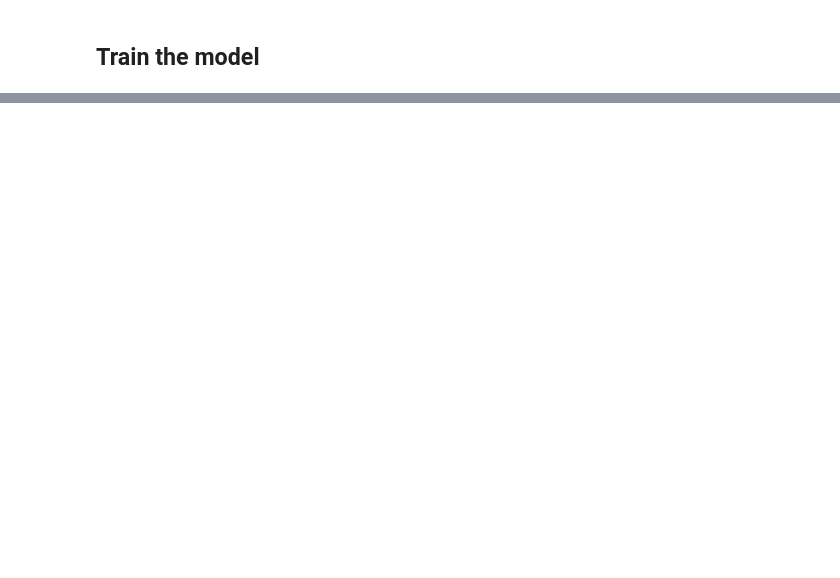
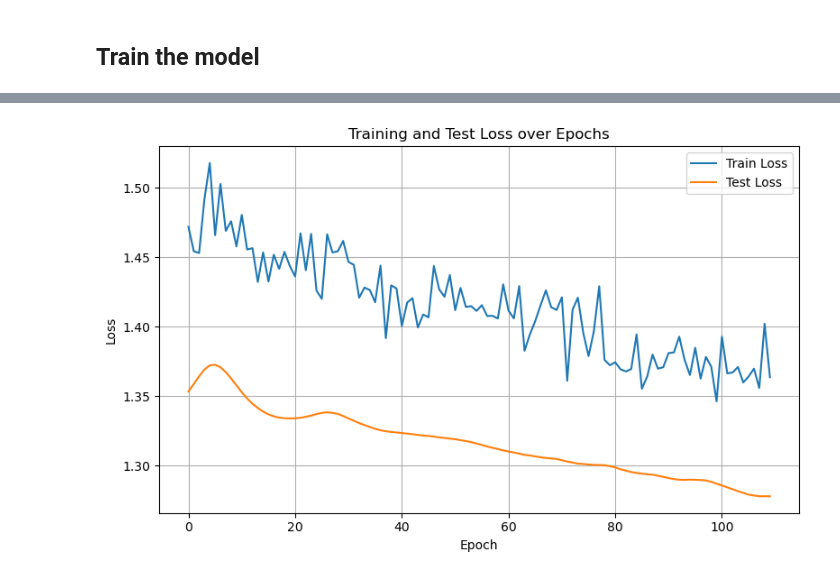
Before and after one commit to Codeniksson/ML_for_pmg, a Jupyter notebook: GNN_2606_NodeBased.ipynb, the cells around one changed output, grey strips where cells are left out. Saved outputs shown, nothing was run; the diff lists cells and outputs as text; code cells hidden in the pictures; blank space fills up the shorter version.

```diff
--- a/GNN_2606_NodeBased.ipynb
+++ b/GNN_2606_NodeBased.ipynb
@@ -467,0 +508,14 @@ KeyboardInterrupt:
+# %%
+# Plotting
+plt.figure(figsize=(8, 5))
+plt.plot(train_losses[80:], label='Train Loss')
+plt.plot(test_losses[80:], label='Test Loss')
+plt.xlabel("Epoch")
+plt.ylabel("Loss")
+plt.title("Training and Test Loss over Epochs")
+plt.legend()
+plt.grid(True)
+plt.tight_layout()
+plt.show()
+# %% [output]
+[figure, added]
```
Also changed, not shown: parts of 34 cells of this notebook.
